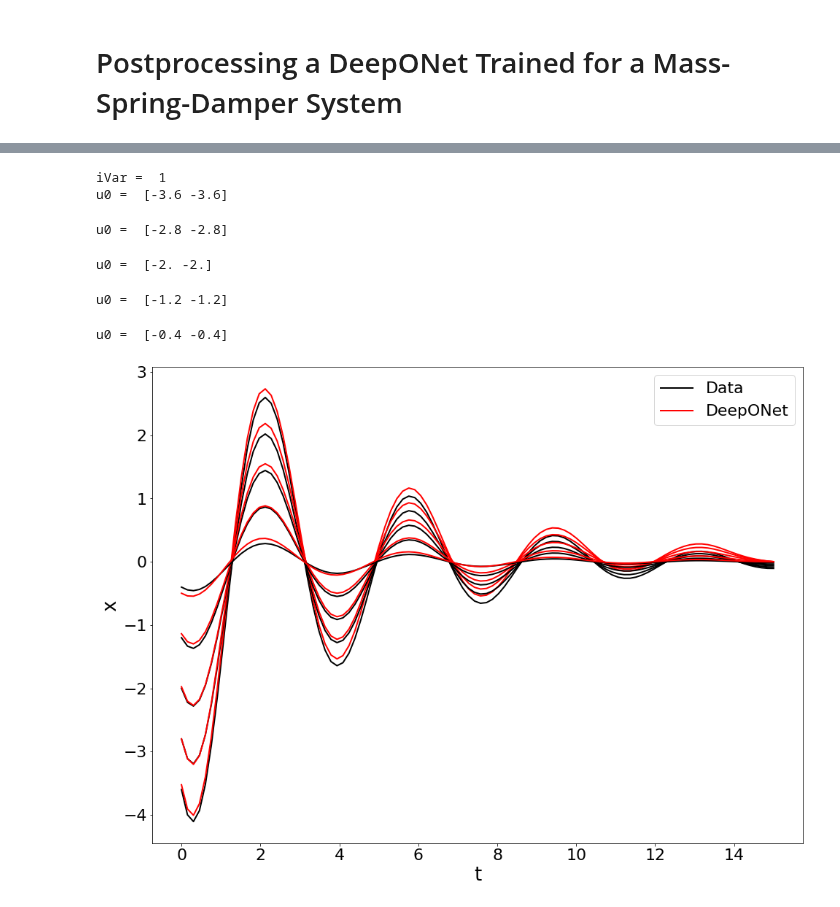
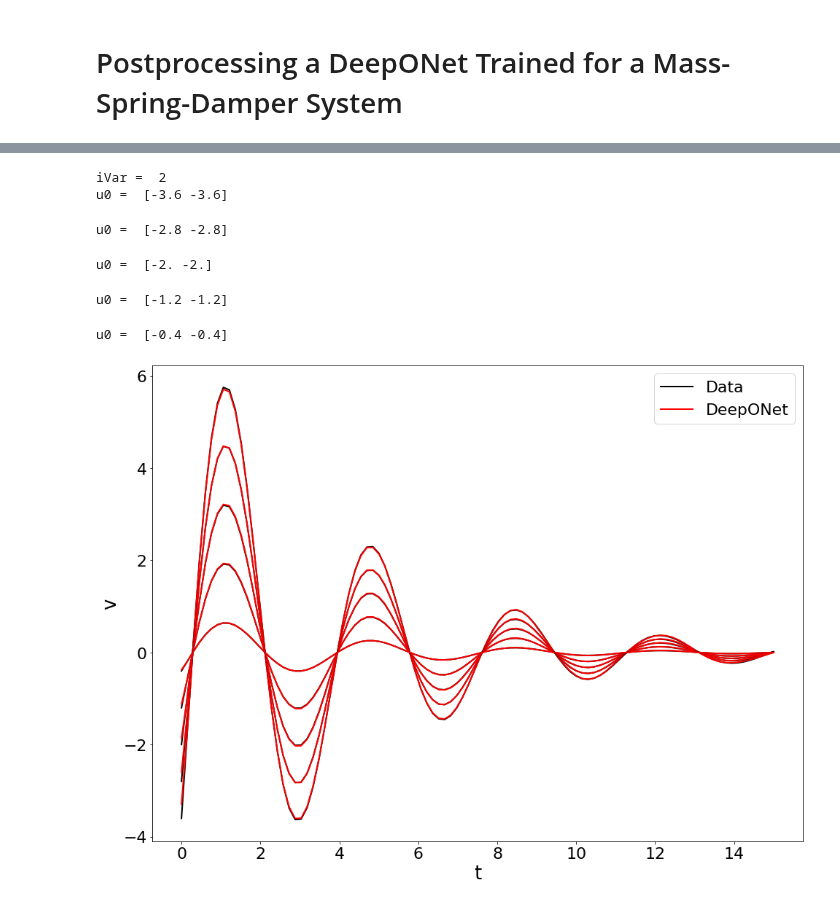
Before and after one commit to simoneventuri/ROMNet_, a Jupyter notebook: scripts/postprocessing/MassSpringDamper/DeepONet/Predict_DeepONet.ipynb, the cells around one changed output, grey strips where cells are left out. Drawn from its saved outputs; the diff is of its cells as text; code cells hidden in the pictures.

```diff
--- a/scripts/postprocessing/MassSpringDamper/DeepONet/Predict_DeepONet.ipynb
+++ b/scripts/postprocessing/MassSpringDamper/DeepONet/Predict_DeepONet.ipynb
@@ -32,7 +32,7 @@ Params = np.array([1.0, 0.5, 3.0], dtype=np.float64)
 ### Input Data
 
 ROMNetFldr    = WORKSPACE_PATH + '/ROMNet/romnet/'
-PathToRunFld  = WORKSPACE_PATH + '/ROMNet/MSD_10Cases/DeepONet/Deterministic/Run_8/'
+PathToRunFld  = WORKSPACE_PATH + '/ROMNet/MSD_100Cases_All/DeepONet/Deterministic/Run_1/'
 #PathToRunFld  = WORKSPACE_PATH + '/ROMNet/MSD_10Cases/DeepONet/MCDropOut/Run_1/'
 #PathToRunFld  = WORKSPACE_PATH + '/ROMNet/MSD_10Cases/DeepONet/BayesByBackprop/Run_2/'
 
@@ -230,3 +232,14 @@ NN    = model.net
 #     plt.ylabel(VarOI)
 #     plt.legend()
 #     plt.show()
+# %%
+FileName  = '/Users/sventuri/WORKSPACE/ROMNet/Data/MSD_100Cases/Orig/test/ext/Input.csv'# + InputData.InputFile
+Data      = pd.read_csv(FileName, header=0)
+Input     = Data[InputData.BranchVars].to_numpy()
+VarNames  = list(Data.columns)
+Nu        = Input.shape[1]
+u         = []
+for iu in range(Nu):
+    u.append(np.unique(Input[:,iu]))
+u         = np.stack(u, axis=0).T
+u
@@ -233,7 +257,7 @@ NN    = model.net
 # %%
 ### Evaluating on Test Data
 
-FileName  = '/Users/sventur/WORKSPACE/ROMNet/Data/MSD_100Cases/Orig/test/ext/Input.csv'# + InputData.InputFile
+FileName  = '/Users/sventuri/WORKSPACE/ROMNet/Data/MSD_100Cases/Orig/test/ext/Input.csv'# + InputData.InputFile
 Data      = pd.read_csv(FileName, header=0)
 Input     = Data[InputData.BranchVars].to_numpy()
 VarNames  = list(Data.columns)
@@ -245,7 +269,7 @@ u         = np.stack(u, axis=0).T
 
 
 ## Variable to Be Visualized
-VarOI     = 'x'
+VarOI     = 'v'
 for iVar in range(1,len(VarNames)):
     if (VarNames[iVar] == VarOI):
         print('iVar = ', iVar)
@@ -269,7 +293,15 @@ for iTest in [0,1,2,3,4]:
 
     if (InputData.ProbApproach == 'Deterministic') or (NSamples == 1):
 
-        yMat = NN.predict(InputPred)
+        yMat      = NN.predict(InputPred)
+
+        tLoop         = np.linspace(0.,15.,3)
+        yMatLoop      = np.zeros((len(tLoop),2))
+        InputPredLoop = np.concatenate([uPred[0,:][np.newaxis,...], (tLoop[0])[np.newaxis,np.newaxis]], axis=1)
+        yMatLoop[0,:] = NN.predict(InputPredLoop)
+        for it, tLoop_ in enumerate(tLoop[1:]):
+            InputPredLoop    = np.concatenate([yMatLoop[it,:][np.newaxis,...], (tLoop[it+1]-tLoop[it])[np.newaxis,np.newaxis]], axis=1)
+            yMatLoop[it+1,:] = NN.predict(InputPredLoop)
 
         ## Plotting
 
@@ -277,12 +309,15 @@ for iTest in [0,1,2,3,4]:
             fig    = plt.figure(figsize=(16, 12))
             Label1 = 'Data'
             Label2 = 'DeepONet'
+            Label3 = 'DeepONet, Iterative'
         else:
             Label1 = None
             Label2 = None
+            Label3 = None
 
         plt.plot(tOrig, yMatOrig[:,iVar-1],  'k', label=Label1)
         plt.plot(tPred, yMat[:,iVar-1],      'r', label=Label2)
+        #plt.plot(tLoop, yMatLoop[:,iVar-1],  'ob', label=Label3)
         plt.xlabel('t')
         plt.ylabel(VarOI)
         plt.legend()
@@ -300,32 +335,32 @@ for iTest in [0,1,2,3,4]:
             yMat_sqr += yMat_**2
 
         yMat_mean = yMat_sum/NSamples
         yMat_std  = np.sqrt( yMat_sqr/NSamples - yMat_mean**2 )
         yMat_p1   = yMat_mean + 1.*yMat_std
         yMat_m1   = yMat_mean - 1.*yMat_std
         yMat_p2   = yMat_mean + 2.*yMat_std
         yMat_m2   = yMat_mean - 2.*yMat_std
         yMat_p3   = yMat_mean + 3.*yMat_std
         yMat_m3   = yMat_mean - 3.*yMat_std
 
 
         ## Plotting
         fig = plt.figure(figsize=(16, 12))
         plt.plot(tOrig, yMatOrig[:,iVar-1],  'k-', label='Data')
         plt.plot(tPred, yMat_mean[:,iVar-1], 'b-', label=r'DeepONet, $\mu$')
         plt.plot(tPred, yMat_p3[:,iVar-1],   'b:', label=r'DeepONet, $\mu+3\sigma$')
         plt.plot(tPred, yMat_m3[:,iVar-1],   'b:', label=r'DeepONet, $\mu-3\sigma$')
         plt.xlabel('t')
         plt.ylabel(VarOI)
         plt.legend()
         plt.show()
 
     iSim += 1
 # %% [output]
-iVar =  1
+iVar =  2
 u0 =  [-3.6 -3.6]
 u0 =  [-2.8 -2.8]
 u0 =  [-2. -2.]
 u0 =  [-1.2 -1.2]
 u0 =  [-0.4 -0.4]
-[figure, old version]
+[figure, new version]
```
Also changed, not shown: parts of 21 cells of this notebook, 29 other files.
